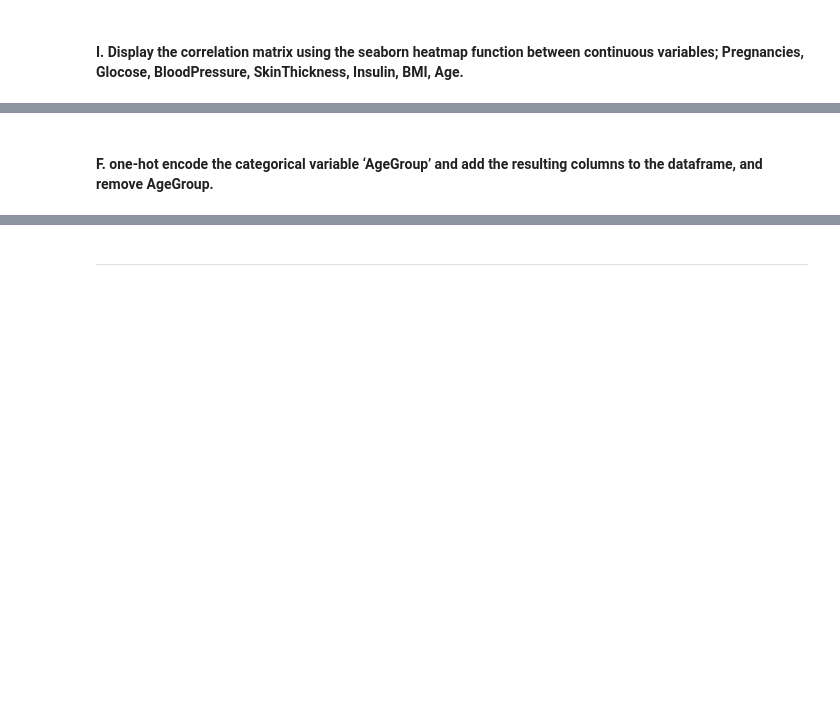
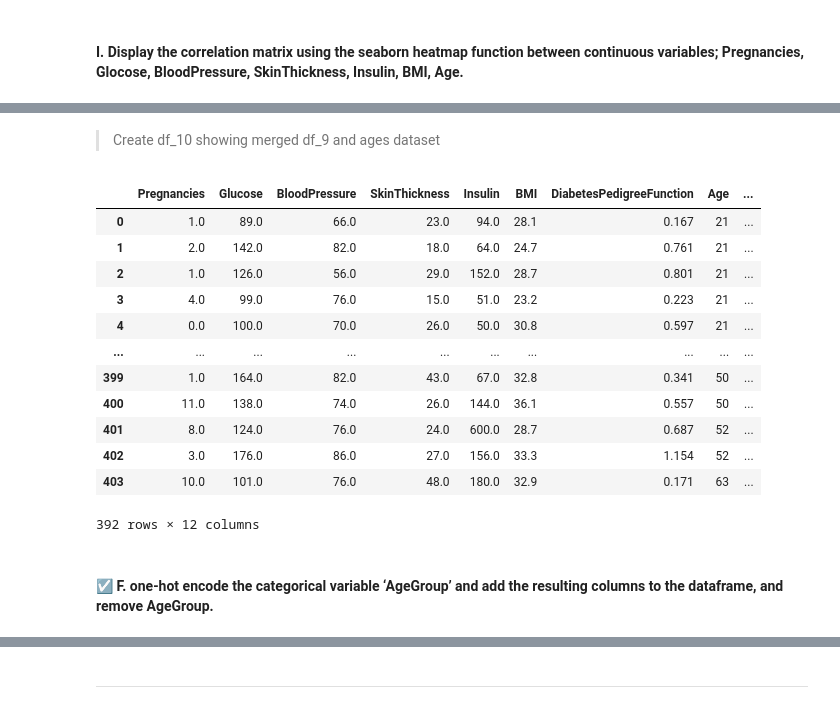
Before and after one commit to dandex200/COMP40370_Data_Mining, a Jupyter notebook: Practical_1/practical_01_B.ipynb, the cells around one changed output, grey strips where cells are left out. Cells and saved outputs as stored; diff of their text form; code cells hidden in the pictures; blank space fills up the shorter version.

```diff
--- a/Practical_1/practical_01_B.ipynb
+++ b/Practical_1/practical_01_B.ipynb
@@ -390,0 +521,5 @@ plt.show()
+# %%
+df_9 = df_2.copy()
+df_9 = df_9.reset_index(drop=True)
+df_9['BMI/Age'] = df_9['BMI'] / df_9['Age']
+df_9
@@ -396,0 +550,10 @@ plt.show()
+# %%
+def risk_assign(patient_record):
+    if patient_record['BMI'] > 45 and patient_record['BloodPressure'] > 100:
+        return 'High'
+    elif 30 < patient_record['BMI'] < 45 and patient_record['BloodPressure'] < 100:
+        return 'Medium'
+    elif patient_record['BMI'] < 30:
+        return 'Low'
+    else:
+        return 'Unknown'
@@ -396,0 +562,3 @@ plt.show()
+# %%
+df_9['Risk'] = df_9.apply(risk_assign, axis=1)
+df_9
@@ -398,0 +585,3 @@ plt.show()
+# %%
+df_age_1 = pd.read_csv('ages.csv')
+df_age_1
@@ -399,2 +602,22 @@ plt.show()
+# %% [markdown]
+> Create df_10 showing merged df_9 and ages dataset
+# %%
+df_10 = pd.merge(df_9, df_age_1, on='Age', how='outer')
+df_10 = df_10.dropna()
+df_10
+# %% [output]
+|  | Pregnancies | Glucose | BloodPressure | SkinThickness | Insulin | BMI | DiabetesPedigreeFunction | Age | ... |
+| 0 | 1.0 | 89.0 | 66.0 | 23.0 | 94.0 | 28.1 | 0.167 | 21 | ... |
+| 1 | 2.0 | 142.0 | 82.0 | 18.0 | 64.0 | 24.7 | 0.761 | 21 | ... |
+| 2 | 1.0 | 126.0 | 56.0 | 29.0 | 152.0 | 28.7 | 0.801 | 21 | ... |
+| 3 | 4.0 | 99.0 | 76.0 | 15.0 | 51.0 | 23.2 | 0.223 | 21 | ... |
+| 4 | 0.0 | 100.0 | 70.0 | 26.0 | 50.0 | 30.8 | 0.597 | 21 | ... |
+| ... | ... | ... | ... | ... | ... | ... | ... | ... | ... |
+| 399 | 1.0 | 164.0 | 82.0 | 43.0 | 67.0 | 32.8 | 0.341 | 50 | ... |
+| 400 | 11.0 | 138.0 | 74.0 | 26.0 | 144.0 | 36.1 | 0.557 | 50 | ... |
+| 401 | 8.0 | 124.0 | 76.0 | 24.0 | 600.0 | 28.7 | 0.687 | 52 | ... |
+| 402 | 3.0 | 176.0 | 86.0 | 27.0 | 156.0 | 33.3 | 1.154 | 52 | ... |
+| 403 | 10.0 | 101.0 | 76.0 | 48.0 | 180.0 | 32.9 | 0.171 | 63 | ... |
+392 rows × 12 columns
 # %% [markdown]
-#### F. one-hot encode the categorical variable ‘AgeGroup’ and add the resulting columns to the dataframe, and remove AgeGroup.
+#### &#x2611; F. one-hot encode the categorical variable ‘AgeGroup’ and add the resulting columns to the dataframe, and remove AgeGroup.
```
Also changed, not shown: parts of 32 cells of this notebook, 1 other file.
